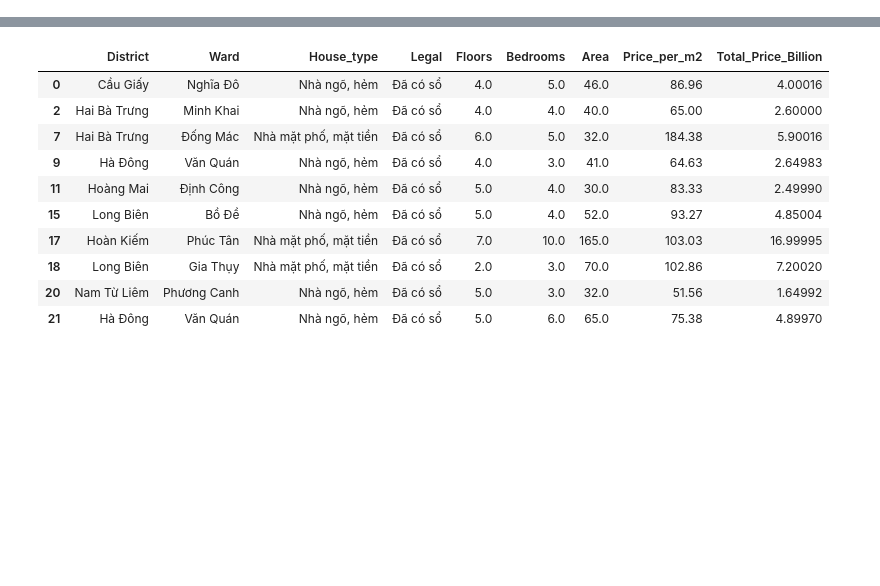
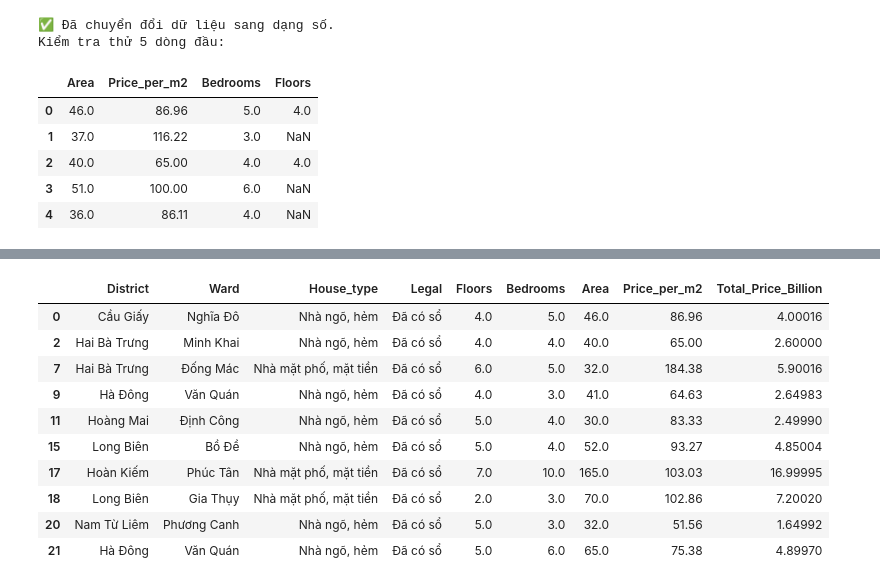
Before and after one commit to VietAnh2004x/ThucTapCuoiKhoa, a Jupyter notebook: notebooks/data_cleaning.ipynb, the cells around one changed output, grey strips where cells are left out. Drawn from its saved outputs; the diff is of its cells as text; code cells hidden in the pictures; blank space fills up the shorter version.

```diff
--- a/notebooks/data_cleaning.ipynb
+++ b/notebooks/data_cleaning.ipynb
@@ -66,0 +37,28 @@ df.to_csv('../data/processed/clean_vn_housing.csv', index=False)
+# %%
+# Định nghĩa hàm làm sạch
+def extract_number(value):
+    if pd.isna(value): return np.nan
+    text = str(value).lower().replace(',', '.') # Đổi phẩy thành chấm
+    match = re.search(r"[-+]?\d*\.\d+|\d+", text) # Tìm số
+    if match:
+        return float(match.group())
+    return np.nan
+
+# Áp dụng hàm này cho các cột số
+cols_to_clean = ['Area', 'Price_per_m2', 'Bedrooms', 'Floors']
+for col in cols_to_clean:
+    if col in df.columns:
+        df[col] = df[col].apply(extract_number)
+
+print("✅ Đã chuyển đổi dữ liệu sang dạng số.")
+print("Kiểm tra thử 5 dòng đầu:")
+display(df[cols_to_clean].head())
+# %% [output]
+✅ Đã chuyển đổi dữ liệu sang dạng số.
+Kiểm tra thử 5 dòng đầu:
+|  | Area | Price_per_m2 | Bedrooms | Floors |
+| 0 | 46.0 | 86.96 | 5.0 | 4.0 |
+| 1 | 37.0 | 116.22 | 3.0 | NaN |
+| 2 | 40.0 | 65.00 | 4.0 | 4.0 |
+| 3 | 51.0 | 100.00 | 6.0 | NaN |
+| 4 | 36.0 | 86.11 | 4.0 | NaN |
```
Also changed, not shown: parts of 11 cells of this notebook, 3 other files.
